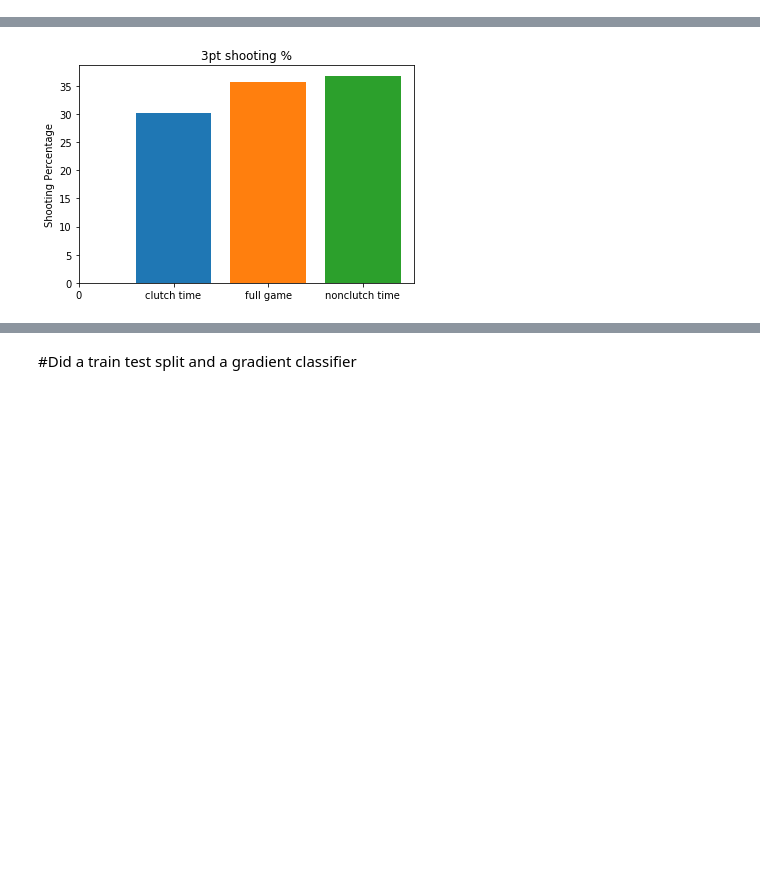
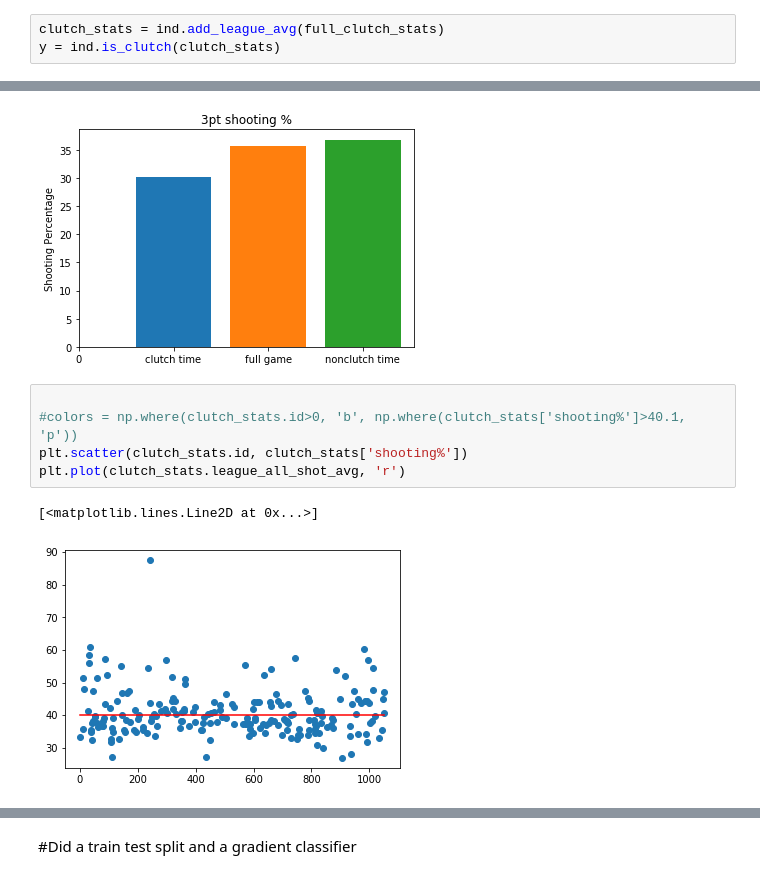
Before and after one commit to deepakchandi/clutch-baller, a Jupyter notebook: clutch.ipynb, the cells around one changed output, grey strips where cells are left out. Drawn from its saved outputs; the diff is of its cells as text; blank space fills up the shorter version.

Commit message:
graphs done

```diff
--- a/clutch.ipynb
+++ b/clutch.ipynb
@@ -113,0 +89,3 @@ reg_stats = ind.add_league_avg(full_reg_stats)
+# %%
+clutch_stats = ind.add_league_avg(full_clutch_stats)
+y = ind.is_clutch(clutch_stats)
@@ -195,3 +189,11 @@ plt.title('3pt shooting %')
 plt.show();
 # %% [output]
 [figure]
+# %%
+
+#colors = np.where(clutch_stats.id>0, 'b', np.where(clutch_stats['shooting%']>40.1, 'p'))
+plt.scatter(clutch_stats.id, clutch_stats['shooting%'])
+plt.plot(clutch_stats.league_all_shot_avg, 'r')
+# %% [output]
+[<matplotlib.lines.Line2D at 0x...>]
+[figure, added]
```
Also changed, not shown: parts of 34 cells of this notebook.
